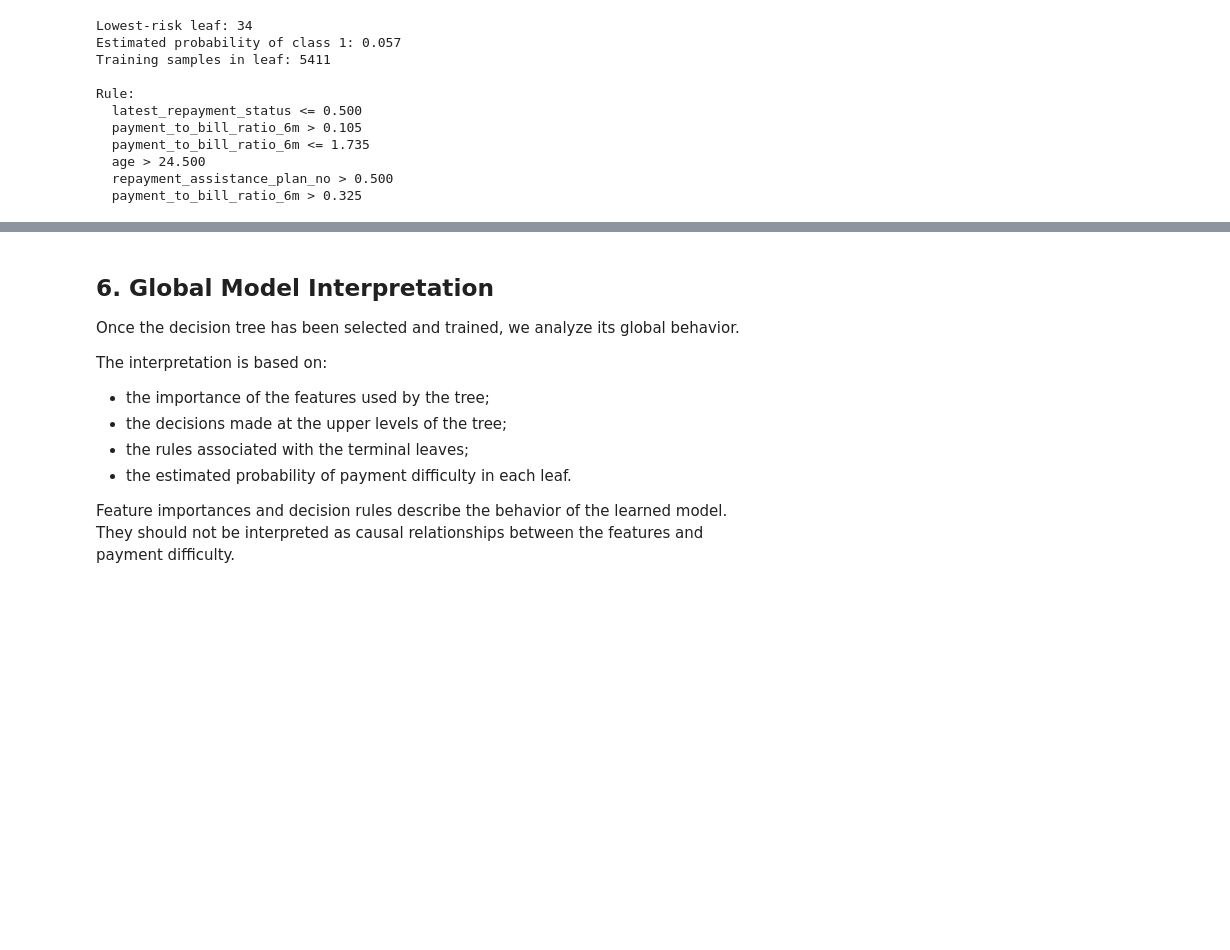
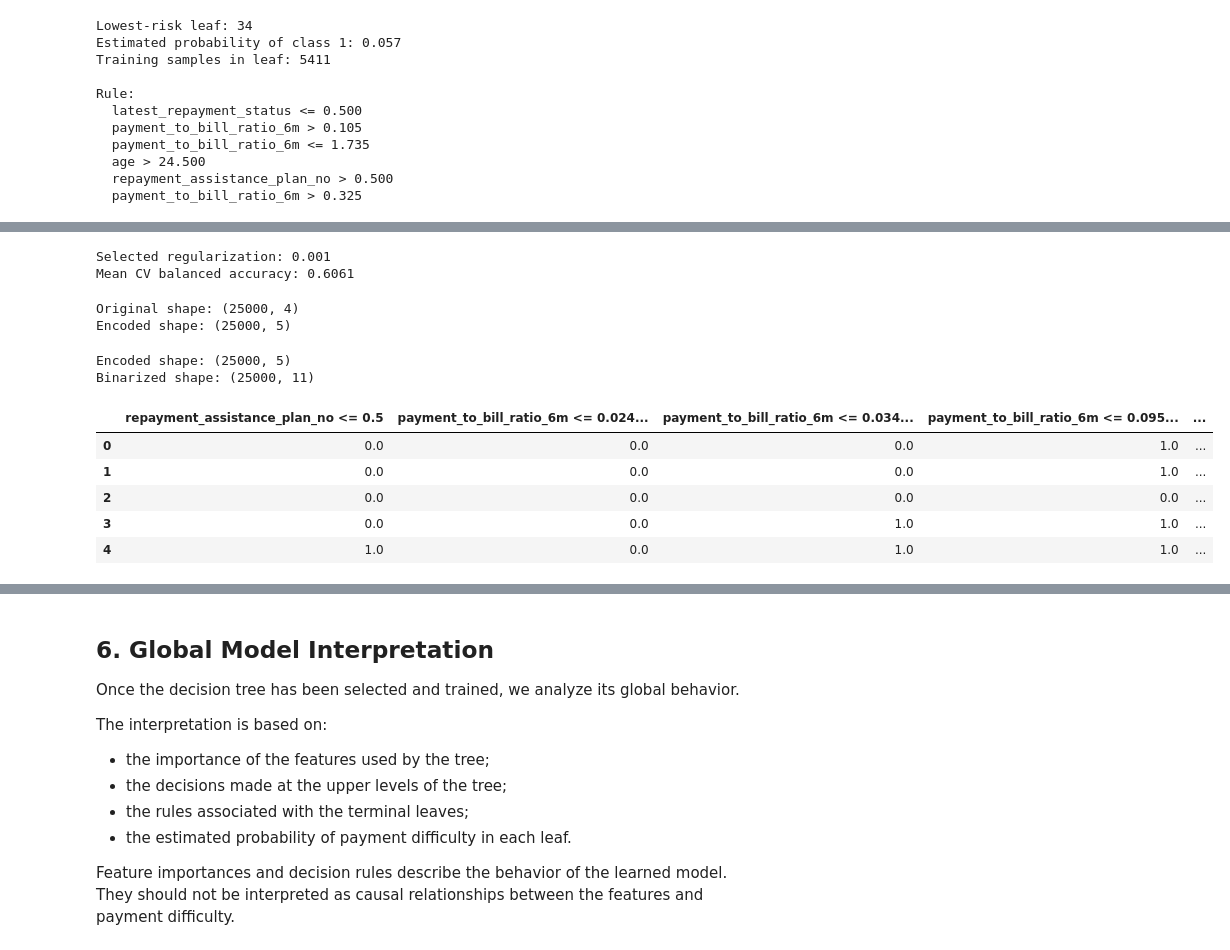
Before and after one commit to germansanchezz/iax-group-3, a Jupyter notebook: notebooks/phase1_decision_tree.ipynb, the cells around one changed output, grey strips where cells are left out. Cells and saved outputs as stored; diff of their text form; code cells hidden in the pictures; blank space fills up the shorter version.

```diff
--- a/notebooks/phase1_decision_tree.ipynb
+++ b/notebooks/phase1_decision_tree.ipynb
@@ -1733,0 +1812,5 @@ plt.show()
+# %%
+X_gosdt = X[SELECTED_FEATURES].copy()
+y_gosdt = y.copy()
+
+print("Original shape:", X_gosdt.shape)
@@ -1733,0 +1967,64 @@ plt.show()
+# %%
+best_gosdt_row = gosdt_reg_results.loc[
+    gosdt_reg_results["balanced_accuracy_mean"].idxmax()
+]
+
+GOSDT_REGULARIZATION = float(
+    best_gosdt_row["regularization"]
+)
+
+print(
+    f"Selected regularization: "
+    f"{GOSDT_REGULARIZATION}"
+)
+
+print(
+    f"Mean CV balanced accuracy: "
+    f"{best_gosdt_row['balanced_accuracy_mean']:.4f}"
+)
+# %% [output]
+Selected regularization: 0.001
+Mean CV balanced accuracy: 0.6061
+# %%
+gosdt_preprocessor = make_preprocessor(SELECTED_FEATURES)
+
+X_gosdt_encoded = gosdt_preprocessor.fit_transform(X_gosdt)
+
+X_gosdt_encoded = pd.DataFrame(
+    X_gosdt_encoded,
+    columns=gosdt_preprocessor.get_feature_names_out(),
+    index=X_gosdt.index
+)
+
+print("Original shape:", X_gosdt.shape)
+print("Encoded shape:", X_gosdt_encoded.shape)
+# %% [output]
+Original shape: (25000, 4)
+Encoded shape: (25000, 5)
+# %%
+threshold_binarizer = ThresholdGuessBinarizer(
+    n_estimators=40,
+    max_depth=1,
+    random_state=RANDOM_STATE
+)
+
+threshold_binarizer.set_output(transform="pandas")
+
+X_gosdt_binary = threshold_binarizer.fit_transform(
+    X_gosdt_encoded,
+    y_gosdt
+)
+
+print("Encoded shape:", X_gosdt_encoded.shape)
+print("Binarized shape:", X_gosdt_binary.shape)
+
+display(X_gosdt_binary.head())
+# %% [output]
+Encoded shape: (25000, 5)
+Binarized shape: (25000, 11)
+|  | repayment_assistance_plan_no <= 0.5 | payment_to_bill_ratio_6m <= 0.024... | payment_to_bill_ratio_6m <= 0.034... | payment_to_bill_ratio_6m <= 0.095... | ... |
+| 0 | 0.0 | 0.0 | 0.0 | 1.0 | ... |
+| 1 | 0.0 | 0.0 | 0.0 | 1.0 | ... |
+| 2 | 0.0 | 0.0 | 0.0 | 0.0 | ... |
+| 3 | 0.0 | 0.0 | 1.0 | 1.0 | ... |
+| 4 | 1.0 | 0.0 | 1.0 | 1.0 | ... |
```
Also changed, not shown: parts of 36 cells of this notebook.
